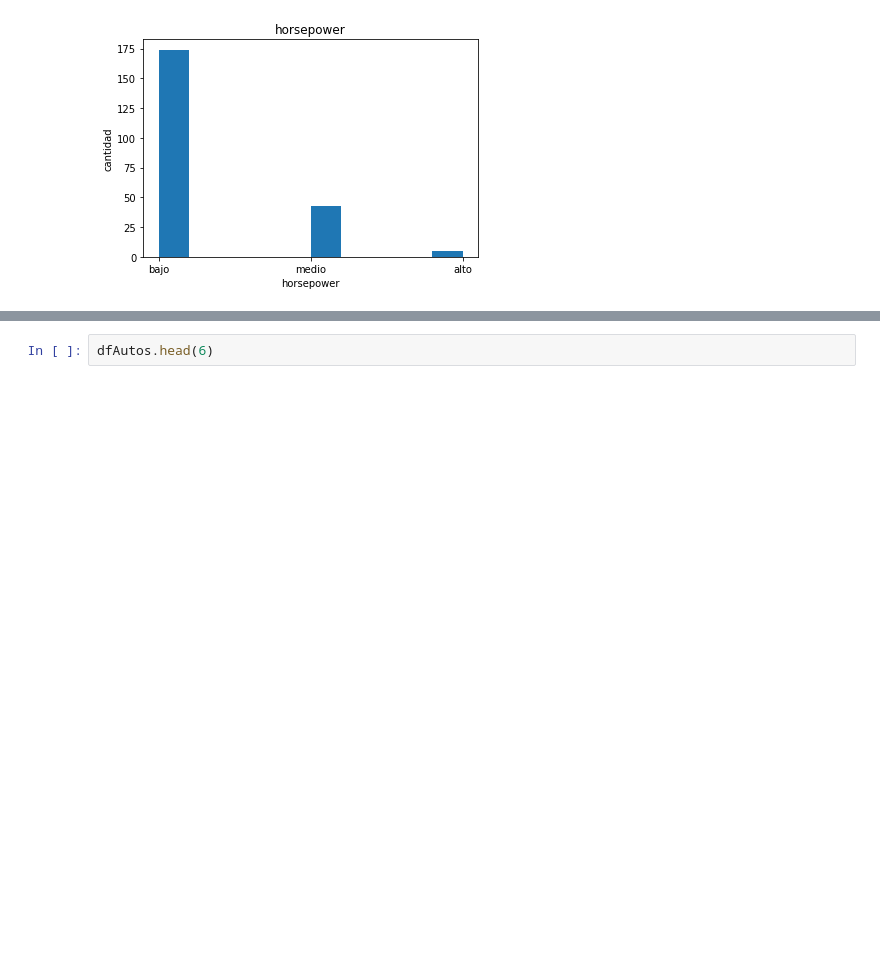
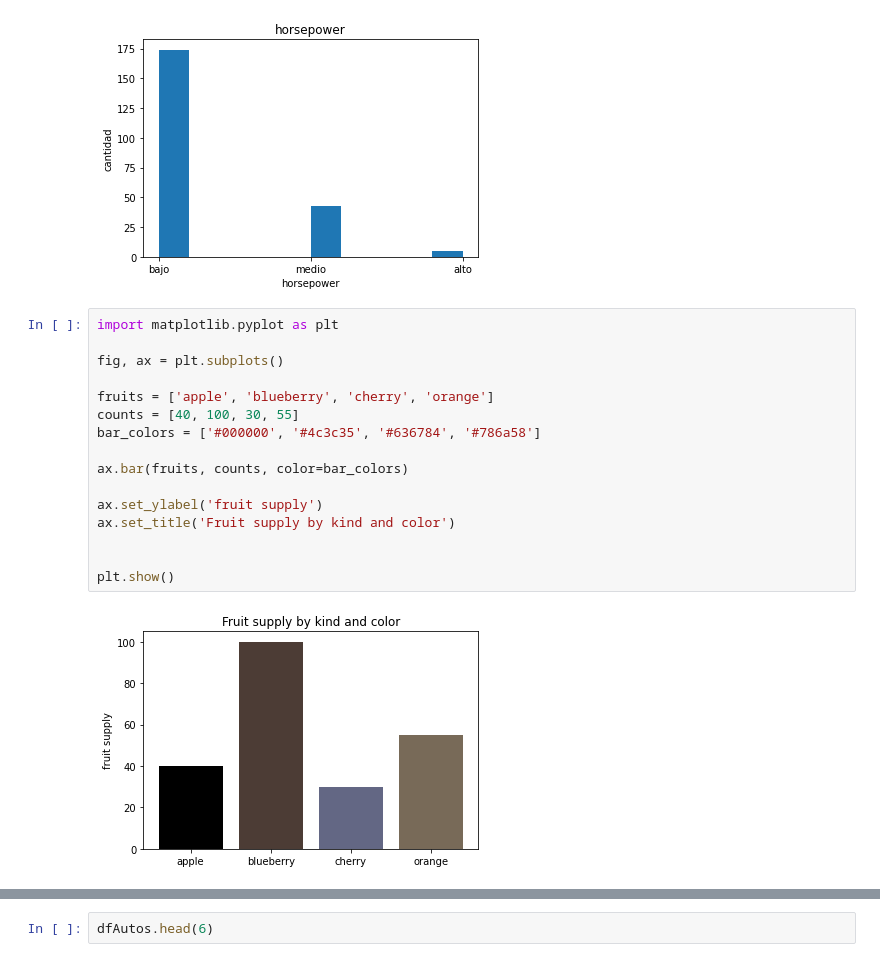
Before and after one commit to poll-avila-21/03C2022_DA, a Jupyter notebook: EDA_AUTOS_EC2022.ipynb, the cells around one changed output, grey strips where cells are left out. Saved outputs shown, nothing was run; the diff lists cells and outputs as text; blank space fills up the shorter version.

```diff
--- a/EDA_AUTOS_EC2022.ipynb
+++ b/EDA_AUTOS_EC2022.ipynb
@@ -628,3 +628,21 @@ plt.pyplot.title("horsepower")
 # %% [output]
 Text(0.5, 1.0, 'horsepower')
 [figure]
+# %%
+import matplotlib.pyplot as plt
+
+fig, ax = plt.subplots()
+
+fruits = ['apple', 'blueberry', 'cherry', 'orange']
+counts = [40, 100, 30, 55]
+bar_colors = ['#000000', '#4c3c35', '#636784', '#786a58']
+
+ax.bar(fruits, counts, color=bar_colors)
+
+ax.set_ylabel('fruit supply')
+ax.set_title('Fruit supply by kind and color')
+
+
+plt.show()
+# %% [output]
+[figure, added]
```
Also changed, not shown: parts of 1 cell of this notebook.
